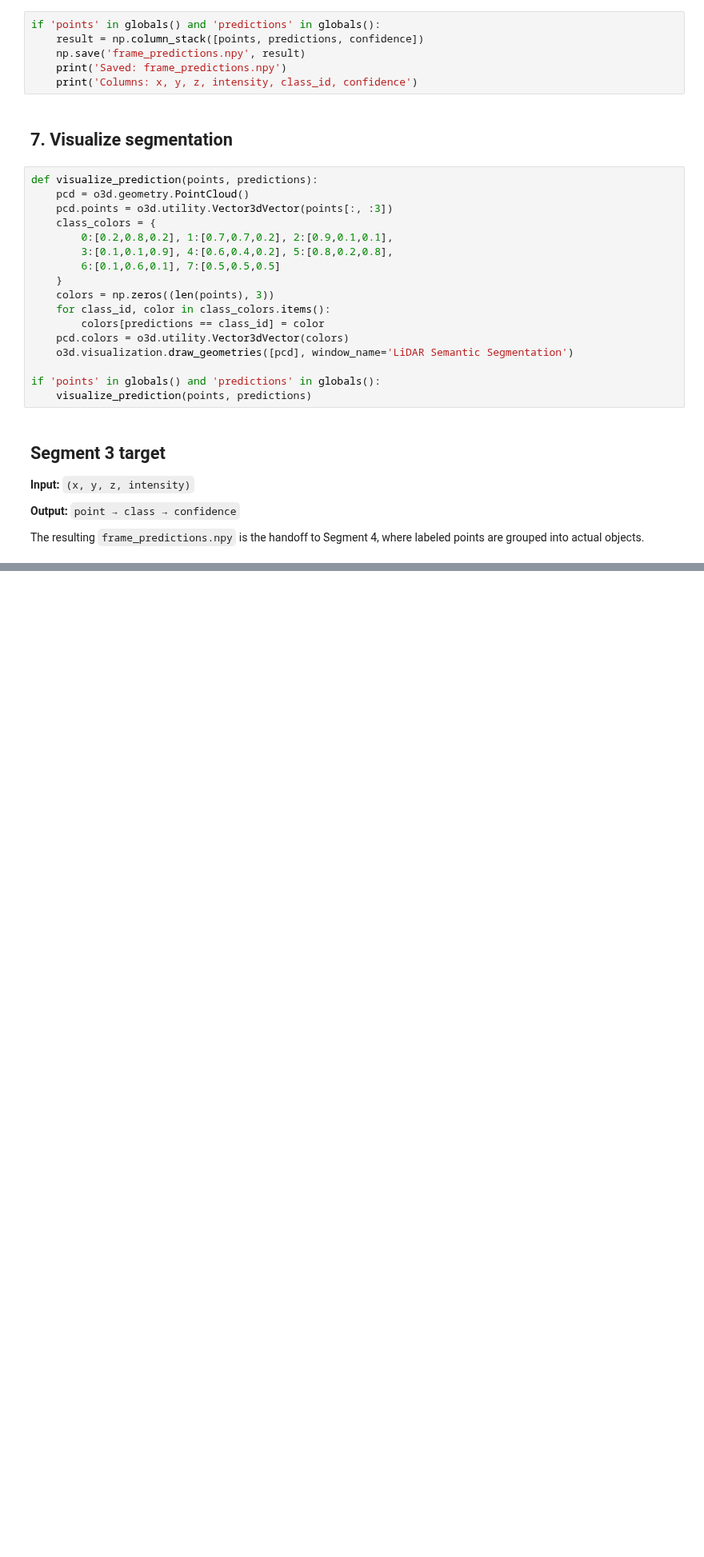
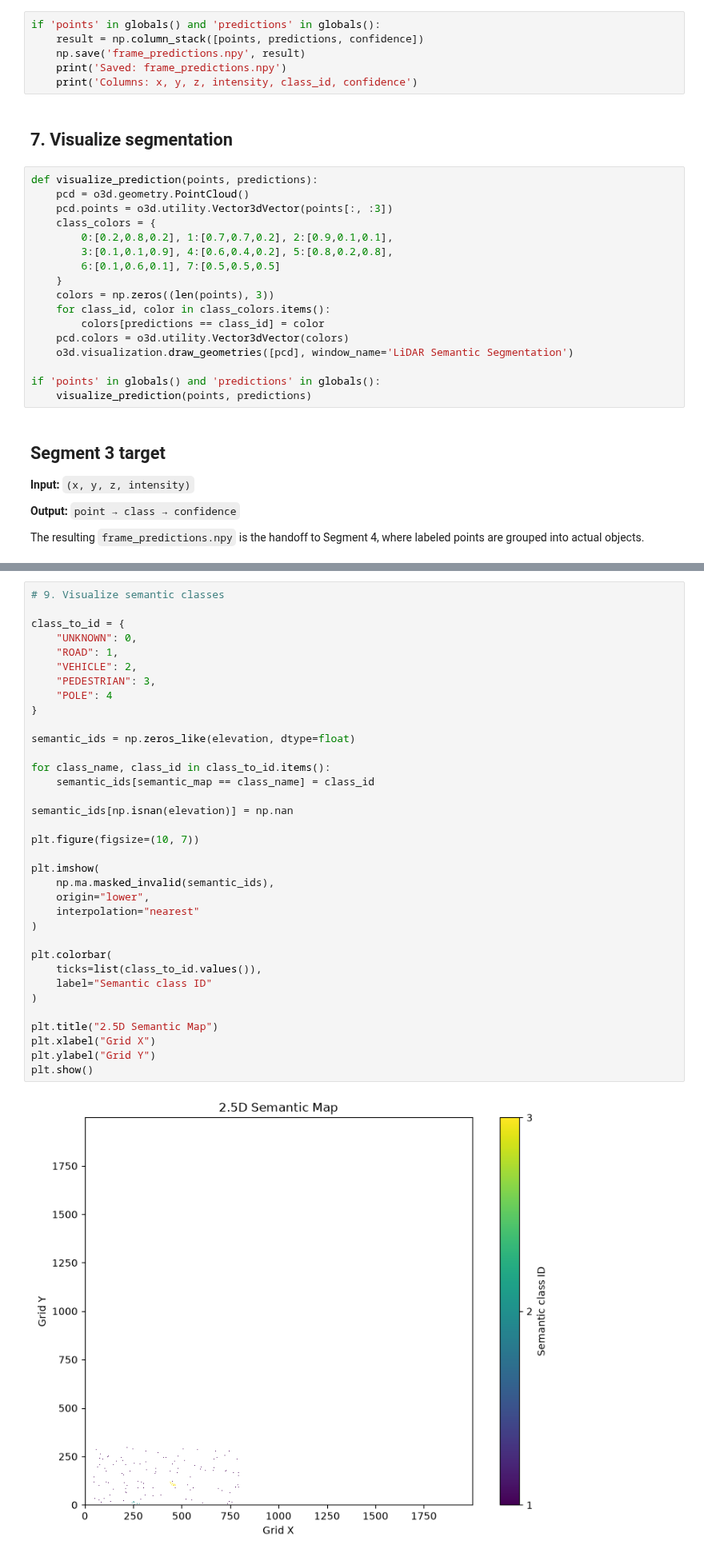
Before and after one commit to noob-anand/LIDAR, a Jupyter notebook: 1.ipynb, the cells around one changed output, grey strips where cells are left out. Shown at 80% size. Cells and saved outputs as stored; diff of their text form; blank space fills up the shorter version.

```diff
--- a/1.ipynb
+++ b/1.ipynb
@@ -365,0 +1177,37 @@ The resulting `frame_predictions.npy` is the handoff to Segment 4, where labeled
+# %%
+# 9. Visualize semantic classes
+
+class_to_id = {
+    "UNKNOWN": 0,
+    "ROAD": 1,
+    "VEHICLE": 2,
+    "PEDESTRIAN": 3,
+    "POLE": 4
+}
+
+semantic_ids = np.zeros_like(elevation, dtype=float)
+
+for class_name, class_id in class_to_id.items():
+    semantic_ids[semantic_map == class_name] = class_id
+
+semantic_ids[np.isnan(elevation)] = np.nan
+
+plt.figure(figsize=(10, 7))
+
+plt.imshow(
+    np.ma.masked_invalid(semantic_ids),
+    origin="lower",
+    interpolation="nearest"
+)
+
+plt.colorbar(
+    ticks=list(class_to_id.values()),
+    label="Semantic class ID"
+)
+
+plt.title("2.5D Semantic Map")
+plt.xlabel("Grid X")
+plt.ylabel("Grid Y")
+plt.show()
+# %% [output]
+[figure, added]
```
Also changed, not shown: parts of 137 cells of this notebook, 12 other files.
